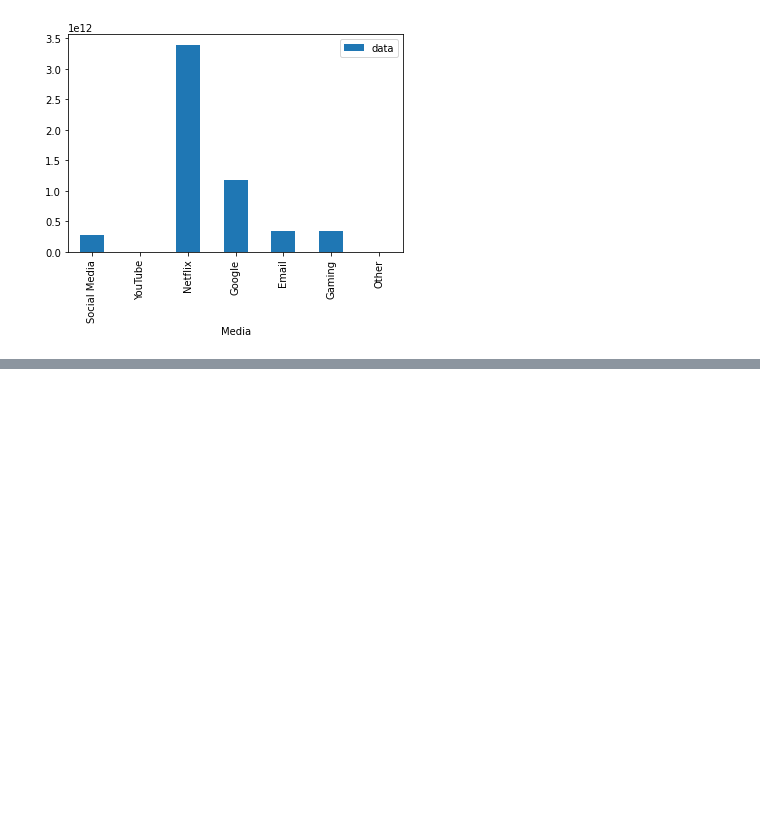
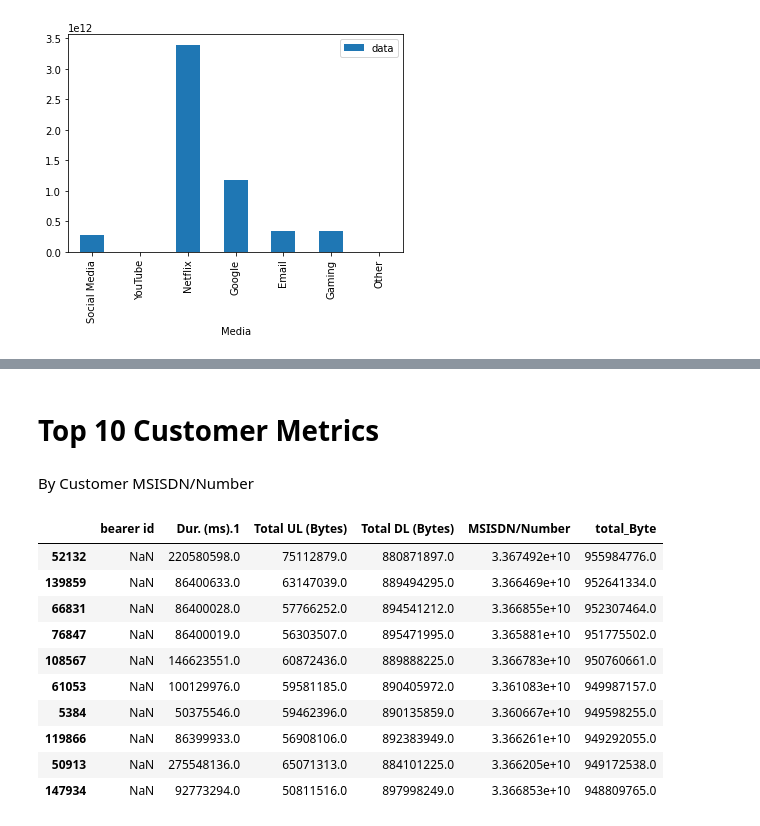
Before and after one commit to abu-bakarr/10-Academy-Week1, a Jupyter notebook: Week1.ipynb, the cells around one changed output, grey strips where cells are left out. Drawn from its saved outputs; the diff is of its cells as text; code cells hidden in the pictures; blank space fills up the shorter version.

```diff
--- a/Week1.ipynb
+++ b/Week1.ipynb
@@ -433,0 +520,18 @@ plt.show()
+# %% [markdown]
+# Top 10 Customer Metrics
+# %% [markdown]
+By Customer MSISDN/Number
+# %%
+df.nlargest(n=10, columns=[ 'total_Byte', 'Dur. (ms).1'])
+# %% [output]
+|  | bearer id | Dur. (ms).1 | Total UL (Bytes) | Total DL (Bytes) | MSISDN/Number | total_Byte |
+| 52132 | NaN | 220580598.0 | 75112879.0 | 880871897.0 | 3.367492e+10 | 955984776.0 |
+| 139859 | NaN | 86400633.0 | 63147039.0 | 889494295.0 | 3.366469e+10 | 952641334.0 |
+| 66831 | NaN | 86400028.0 | 57766252.0 | 894541212.0 | 3.366855e+10 | 952307464.0 |
+| 76847 | NaN | 86400019.0 | 56303507.0 | 895471995.0 | 3.365881e+10 | 951775502.0 |
+| 108567 | NaN | 146623551.0 | 60872436.0 | 889888225.0 | 3.366783e+10 | 950760661.0 |
+| 61053 | NaN | 100129976.0 | 59581185.0 | 890405972.0 | 3.361083e+10 | 949987157.0 |
+| 5384 | NaN | 50375546.0 | 59462396.0 | 890135859.0 | 3.360667e+10 | 949598255.0 |
+| 119866 | NaN | 86399933.0 | 56908106.0 | 892383949.0 | 3.366261e+10 | 949292055.0 |
+| 50913 | NaN | 275548136.0 | 65071313.0 | 884101225.0 | 3.366205e+10 | 949172538.0 |
+| 147934 | NaN | 92773294.0 | 50811516.0 | 897998249.0 | 3.366853e+10 | 948809765.0 |
```
Also changed, not shown: parts of 9 cells of this notebook, 2 other files.
